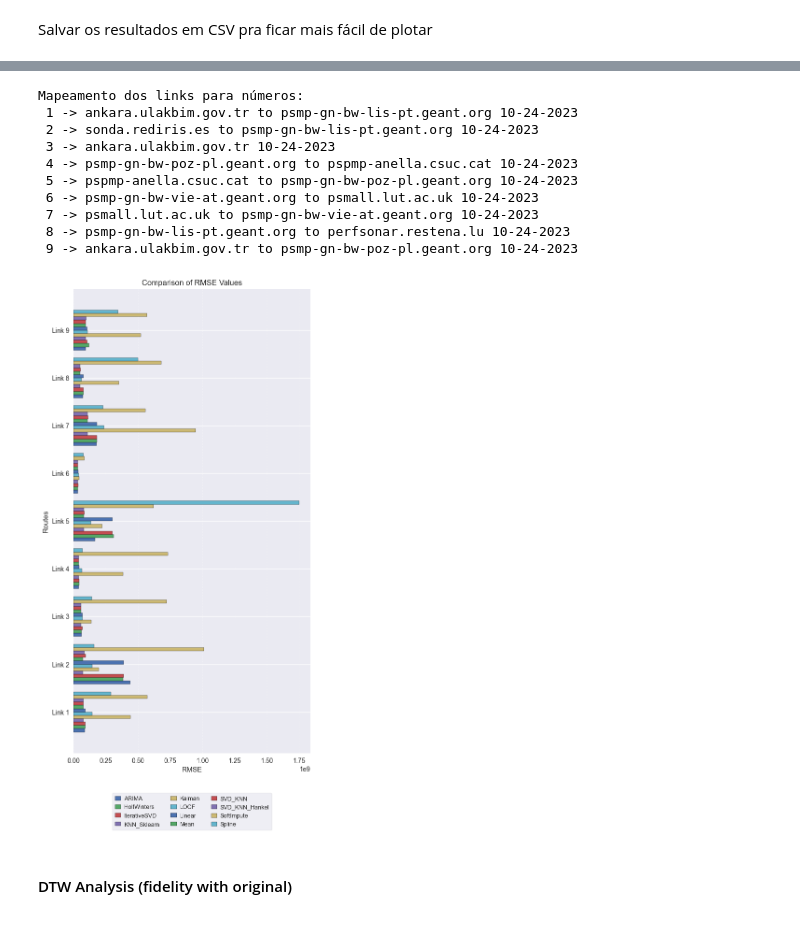
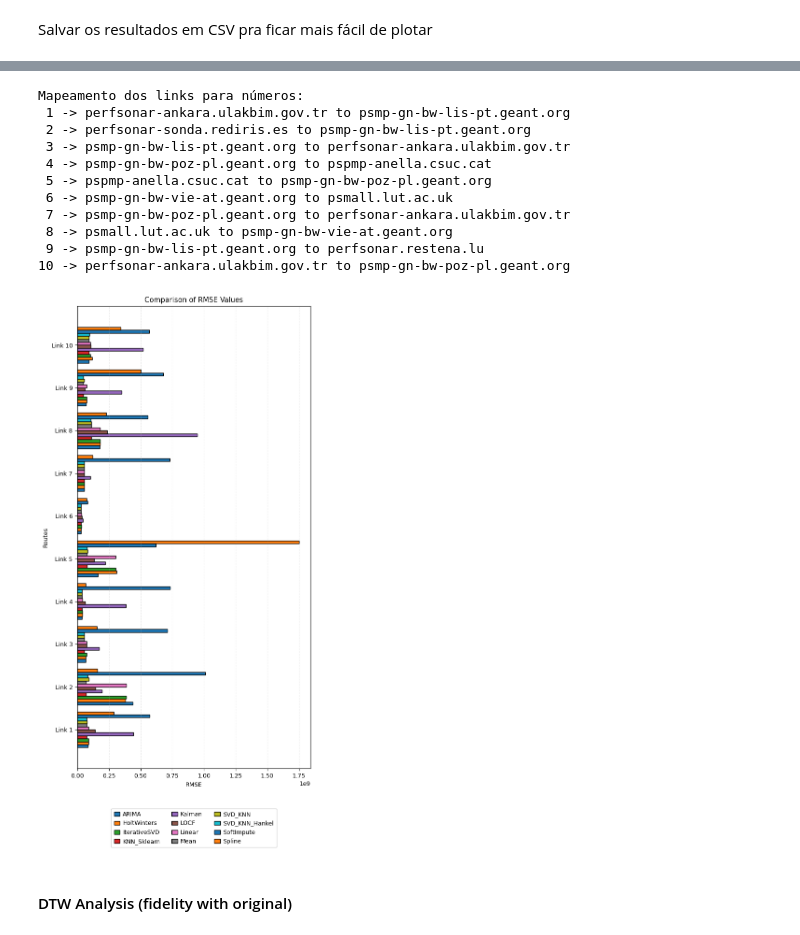
Before and after one commit to clara-mesquita/enhanced-svd, a Jupyter notebook: jisa_experiments/journal_results.ipynb, the cells around one changed output, grey strips where cells are left out. Drawn from its saved outputs; the diff is of its cells as text; code cells hidden in the pictures.

```diff
--- a/jisa_experiments/journal_results.ipynb
+++ b/jisa_experiments/journal_results.ipynb
@@ -1289,16 +1554,18 @@ import pandas as pd
 import matplotlib.pyplot as plt
 
 data = {
-    'Method': ['ARIMA','HoltWinters','KNN_Sklearn','Kalman','LOCF','Linear','Mean','SVD_KNN','SVD_KNN_Hankel','Spline'],
-    'MeanScore': [96.35, 96.27, 96.07, 93.95, 95.55, 95.79, 96.07, 96.27, 96.61, 94.57]
+    'Method': ['ARIMA','KNN','Kalman','LOCF','Linear Int.','HAIL','Spline'],
+    'MeanScore': [96.451, 96.19000000000001, 93.944,
+        95.554, 95.8,
+        96.54599999999999, 94.57000000000001]
 }
 
 df = pd.DataFrame(data).sort_values('MeanScore', ascending=False)
 
-plt.figure(figsize=(9,5))
-bars = plt.bar(df['Method'], df['MeanScore'], color=['#6baed6' if m!='SVD_KNN_Hankel' else '#e41a1c' for m in df['Method']])
-plt.ylabel("Average Similarity (%)")
-plt.xticks(rotation=45)
+plt.figure(figsize=(5,4))
+bars = plt.bar(df['Method'], df['MeanScore'], color=['#6baed6' if m!='HAIL' else '#e41a1c' for m in df['Method']])
+plt.ylabel("Average Fuzzy Accuracy (%)")
+plt.xticks(rotation=0)
 plt.title("Overall Comparison of Imputation Methods")
 plt.ylim(90, 100)
 plt.tight_layout()
@@ -2020,23 +2161,28 @@ import re
 import pandas as pd
 import numpy as np
 import matplotlib.pyplot as plt
-
 def extract_link_label(file_str: str) -> str:
     """
-    Extrai o 'nome do link' a partir de um valor da coluna `file`:
-    1) Usa apenas a parte antes do primeiro '_'
-    2) Remove prefixos 'esmond data ' (case-insensitive)
-    3) Remove tudo até e incluindo 'perfsonar-' (case-insensitive)
-    Retorna algo como: 'ankara.ulakbim.gov.tr to psmp-gn-bw-lis-pt.geant.org 10-24-2023'
+    Extrai o nome do link seguindo a lógica:
+        arr = file.split(" ")
+        arr[2] + " " + arr[3] + " " + arr[4]
+    Também:
+      - Remove prefixos 'esmond data' e espaços extras.
+      - Evita erro se o split tiver menos de 5 partes.
     """
     if not isinstance(file_str, str):
         file_str = str(file_str)
 
-    base = os.path.basename(file_str)
-    stem = base.split('_', 1)[0].strip()              # até o primeiro underscore
-    stem = re.sub(r'^\s*esmond\s+data\s+', '', stem, flags=re.IGNORECASE)   # remove "esmond data "
-    stem = re.sub(r'^.*?perfsonar-', '', stem, flags=re.IGNORECASE)         # remove tudo até "perfsonar-"
-    return stem.strip()
+    parts = file_str.split(" ")
+
+    # Garante que tenha elementos suficientes
+    if len(parts) >= 5:
+        return f"{parts[2]} {parts[3]} {parts[4]}"
+    elif len(parts) >= 3:
+        return " ".join(parts[2:])  # fallback
+    else:
+        return s  # fallback final
+
 
 # 1) Ler CSV
 df = pd.read_csv(CSV_PATH)
@@ -2109,43 +2255,44 @@ ax.set_yticklabels(y_labels)
 ax.set_xlabel(METRIC.upper())
 ax.set_ylabel("Routes")
 ax.set_title(TITLE)
 
 # Grade suave no eixo X
 ax.grid(axis="x", alpha=0.25, linestyle="--", linewidth=0.8)
 
 # Legenda única embaixo (estilo parecido com seu snippet)
 ax.legend(
     markerscale=0.8,
     bbox_to_anchor=(0.5, -0.08),
     loc="upper center",
     fontsize=FONT_SIZE,
     frameon=True,
     borderpad=0.5,
     ncol=min(LEGEND_NCOL, len(methods)),
     handlelength=1.0,
     handletextpad=0.5
 )
 
 # Imprimir mapeamento numérico -> nome do link (útil se USE_NUMERIC_LABELS=True)
 if USE_NUMERIC_LABELS:
     print("Mapeamento dos links para números:")
     for lk in links_order:
         print(f"{link_to_num[lk]:>2} -> {lk}")
 
 plt.tight_layout()
 plt.show()
 # %% [output]
 Mapeamento dos links para números:
- 1 -> ankara.ulakbim.gov.tr to psmp-gn-bw-lis-pt.geant.org 10-24-2023
- 2 -> sonda.rediris.es to psmp-gn-bw-lis-pt.geant.org 10-24-2023
- 3 -> ankara.ulakbim.gov.tr 10-24-2023
- 4 -> psmp-gn-bw-poz-pl.geant.org to pspmp-anella.csuc.cat 10-24-2023
- 5 -> pspmp-anella.csuc.cat to psmp-gn-bw-poz-pl.geant.org 10-24-2023
- 6 -> psmp-gn-bw-vie-at.geant.org to psmall.lut.ac.uk 10-24-2023
- 7 -> psmall.lut.ac.uk to psmp-gn-bw-vie-at.geant.org 10-24-2023
- 8 -> psmp-gn-bw-lis-pt.geant.org to perfsonar.restena.lu 10-24-2023
- 9 -> ankara.ulakbim.gov.tr to psmp-gn-bw-poz-pl.geant.org 10-24-2023
+ 1 -> perfsonar-ankara.ulakbim.gov.tr to psmp-gn-bw-lis-pt.geant.org
+ 2 -> perfsonar-sonda.rediris.es to psmp-gn-bw-lis-pt.geant.org
+ 3 -> psmp-gn-bw-lis-pt.geant.org to perfsonar-ankara.ulakbim.gov.tr
+ 4 -> psmp-gn-bw-poz-pl.geant.org to pspmp-anella.csuc.cat
+ 5 -> pspmp-anella.csuc.cat to psmp-gn-bw-poz-pl.geant.org
+ 6 -> psmp-gn-bw-vie-at.geant.org to psmall.lut.ac.uk
+ 7 -> psmp-gn-bw-poz-pl.geant.org to perfsonar-ankara.ulakbim.gov.tr
+ 8 -> psmall.lut.ac.uk to psmp-gn-bw-vie-at.geant.org
+ 9 -> psmp-gn-bw-lis-pt.geant.org to perfsonar.restena.lu
+10 -> perfsonar-ankara.ulakbim.gov.tr to psmp-gn-bw-poz-pl.geant.org
-[figure, old version]
+[figure, new version]
 # %% [markdown]
 #### DTW Analysis (fidelity with original)
 # %%
```
Also changed, not shown: parts of 15 cells of this notebook, 23 other files.
